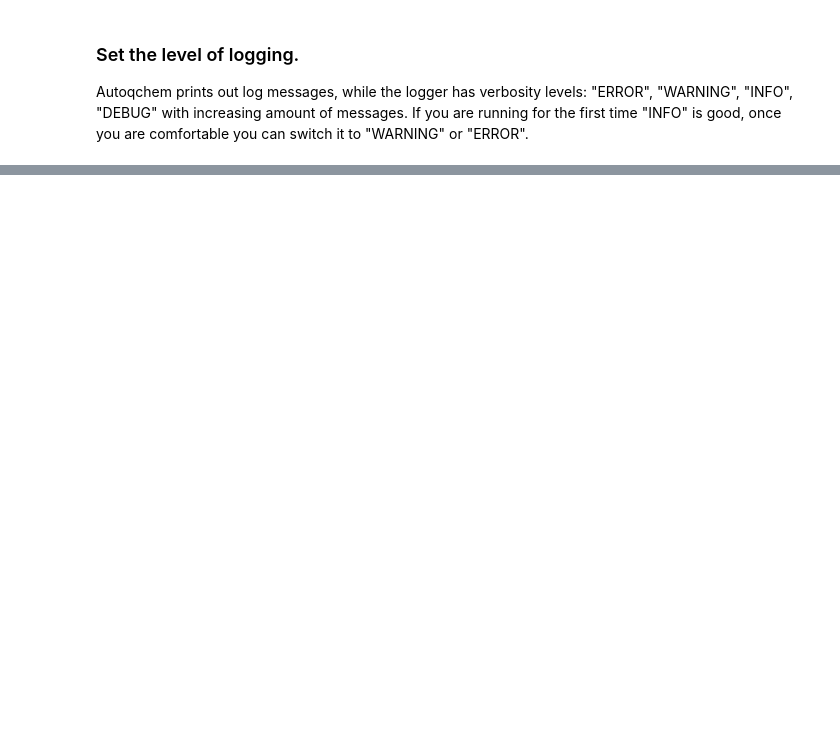
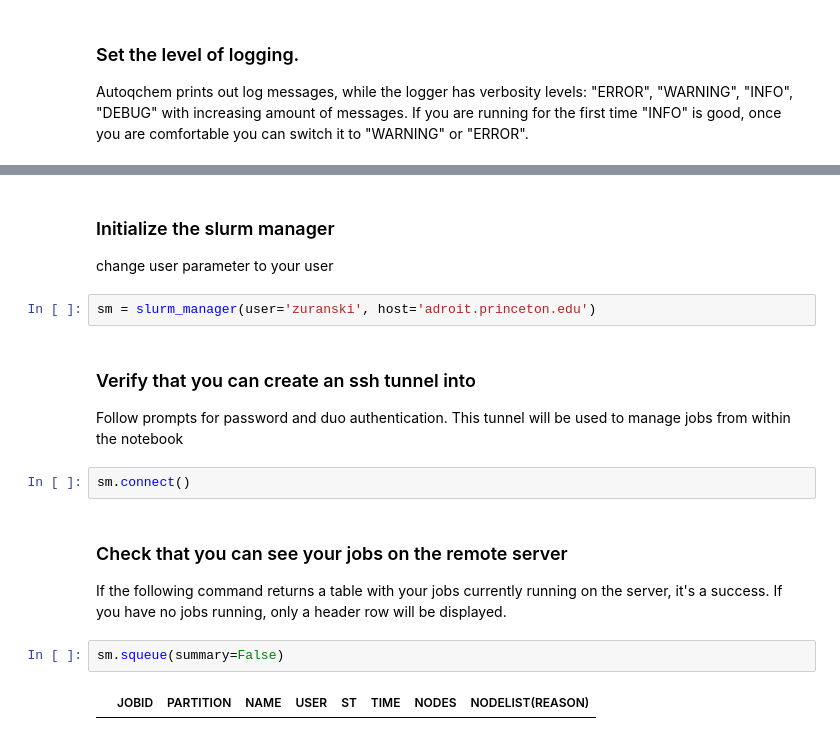
Before and after one commit to doyle-lab-ucla/auto-qchem, a Jupyter notebook: notebooks/framework_functionality_test.ipynb, the cells around one changed output, grey strips where cells are left out. Drawn from its saved outputs; the diff is of its cells as text; blank space fills up the shorter version.

Commit message:
updated framework functionality test notebook

```diff
--- a/notebooks/framework_functionality_test.ipynb
+++ b/notebooks/framework_functionality_test.ipynb
@@ -20,0 +52,17 @@ NameError: name 'molecule' is not defined
+# %% [markdown]
+### Initialize the slurm manager
+change user parameter to your user
+# %%
+sm = slurm_manager(user='zuranski', host='adroit.princeton.edu')
+# %% [markdown]
+### Verify that you can create an ssh tunnel into
+Follow prompts for password and duo authentication. This tunnel will be used to manage jobs from within the notebook
+# %%
+sm.connect()
+# %% [markdown]
+### Check that you can see your jobs on the remote server
+If the following command returns a table with your jobs currently running on the server, it's a success. If you have no jobs running, only a header row will be displayed.
+# %%
+sm.squeue(summary=False)
+# %% [output]
+|  | JOBID | PARTITION | NAME | USER | ST | TIME | NODES | NODELIST(REASON) |
```
Also changed, not shown: parts of 14 cells of this notebook.
